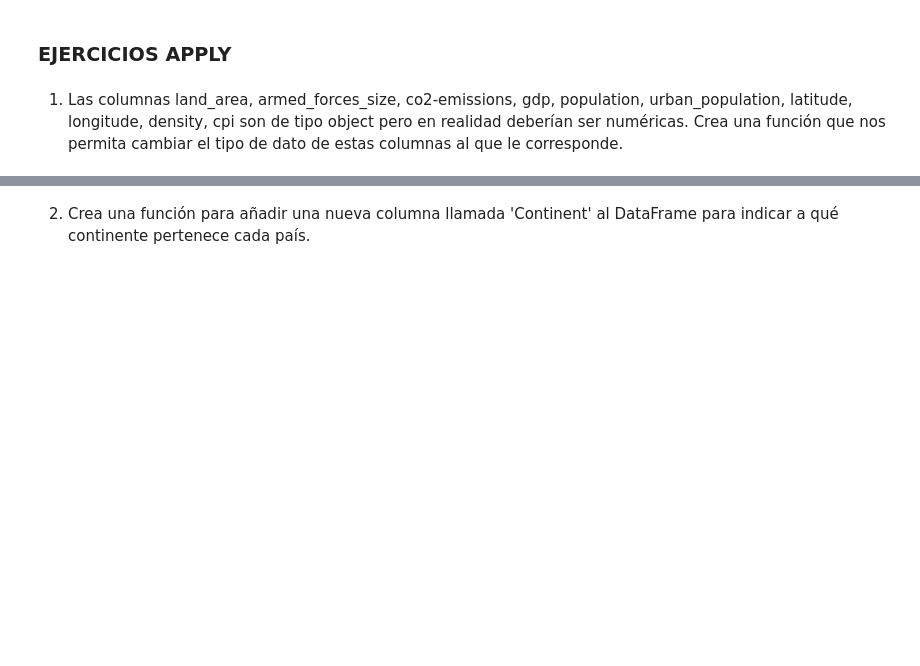
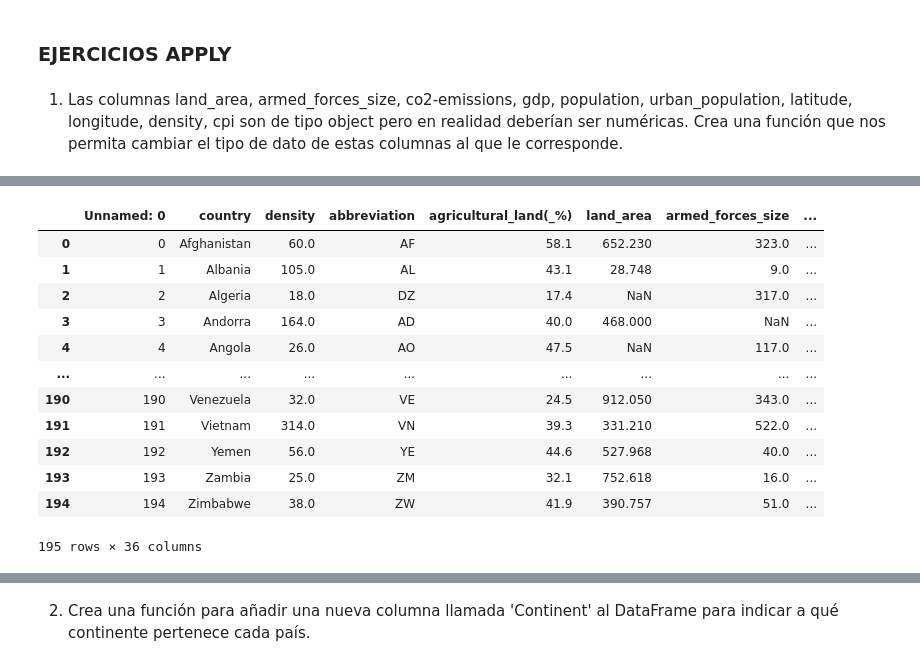
Before and after one commit to Adalab/da-modulo3-sprint1-pairprogramming-TamaraPatricia, a Jupyter notebook: pair-AGRUPACIONES.ipynb, the cells around one changed output, grey strips where cells are left out. Saved outputs shown, nothing was run; the diff lists cells and outputs as text; code cells hidden in the pictures; blank space fills up the shorter version.

```diff
--- a/pair-AGRUPACIONES.ipynb
+++ b/pair-AGRUPACIONES.ipynb
@@ -7,0 +33,28 @@ __________
+# %%
+def funcion(elemento):
+    try:
+        return float(elemento.replace(",", "."))
+    except:
+        return np.nan
+
+# Lista de columnas que deben ser convertidas
+cols = ['density', 'land_area','armed_forces_size', 'co2-emissions','gdp', 'population','urban_population', 'latitud', 'longitud', 'cpi' ]
+
+# Aplicar la función a las columnas del DataFrame
+for columna in cols:
+    df[columna] = df[columna].apply(funcion)
+df
+# %% [output]
+|  | Unnamed: 0 | country | density | abbreviation | agricultural_land(_%) | land_area | armed_forces_size | ... |
+| 0 | 0 | Afghanistan | 60.0 | AF | 58.1 | 652.230 | 323.0 | ... |
+| 1 | 1 | Albania | 105.0 | AL | 43.1 | 28.748 | 9.0 | ... |
+| 2 | 2 | Algeria | 18.0 | DZ | 17.4 | NaN | 317.0 | ... |
+| 3 | 3 | Andorra | 164.0 | AD | 40.0 | 468.000 | NaN | ... |
+| 4 | 4 | Angola | 26.0 | AO | 47.5 | NaN | 117.0 | ... |
+| ... | ... | ... | ... | ... | ... | ... | ... | ... |
+| 190 | 190 | Venezuela | 32.0 | VE | 24.5 | 912.050 | 343.0 | ... |
+| 191 | 191 | Vietnam | 314.0 | VN | 39.3 | 331.210 | 522.0 | ... |
+| 192 | 192 | Yemen | 56.0 | YE | 44.6 | 527.968 | 40.0 | ... |
+| 193 | 193 | Zambia | 25.0 | ZM | 32.1 | 752.618 | 16.0 | ... |
+| 194 | 194 | Zimbabwe | 38.0 | ZW | 41.9 | 390.757 | 51.0 | ... |
+195 rows × 36 columns
```
Also changed, not shown: parts of 26 cells of this notebook.
